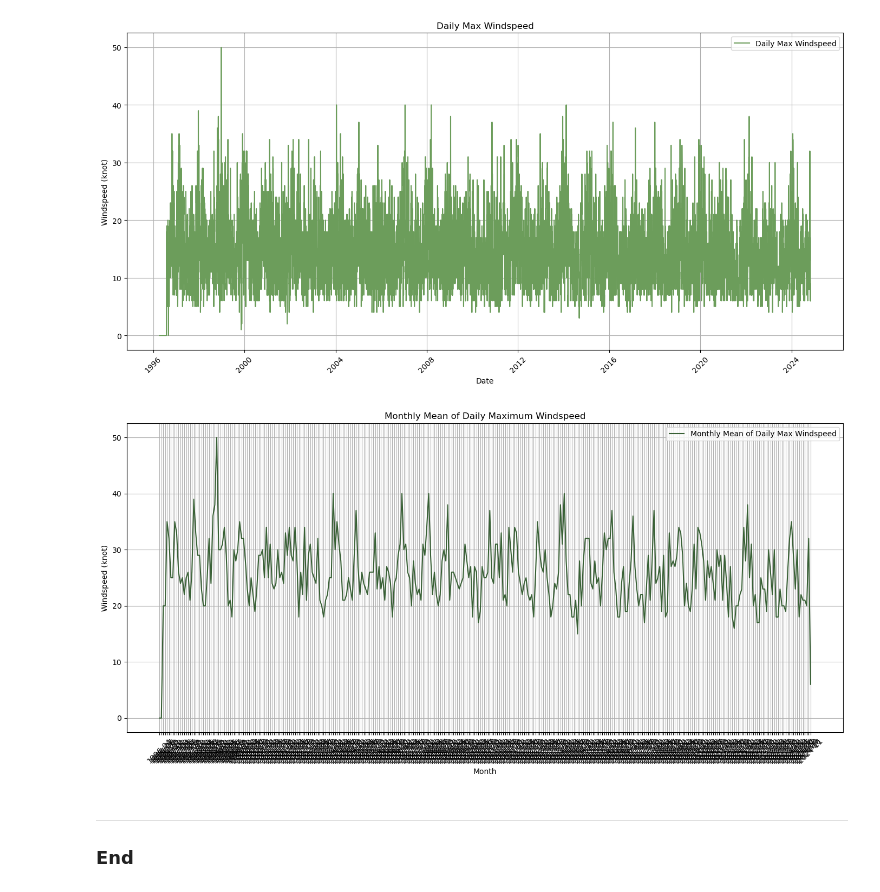
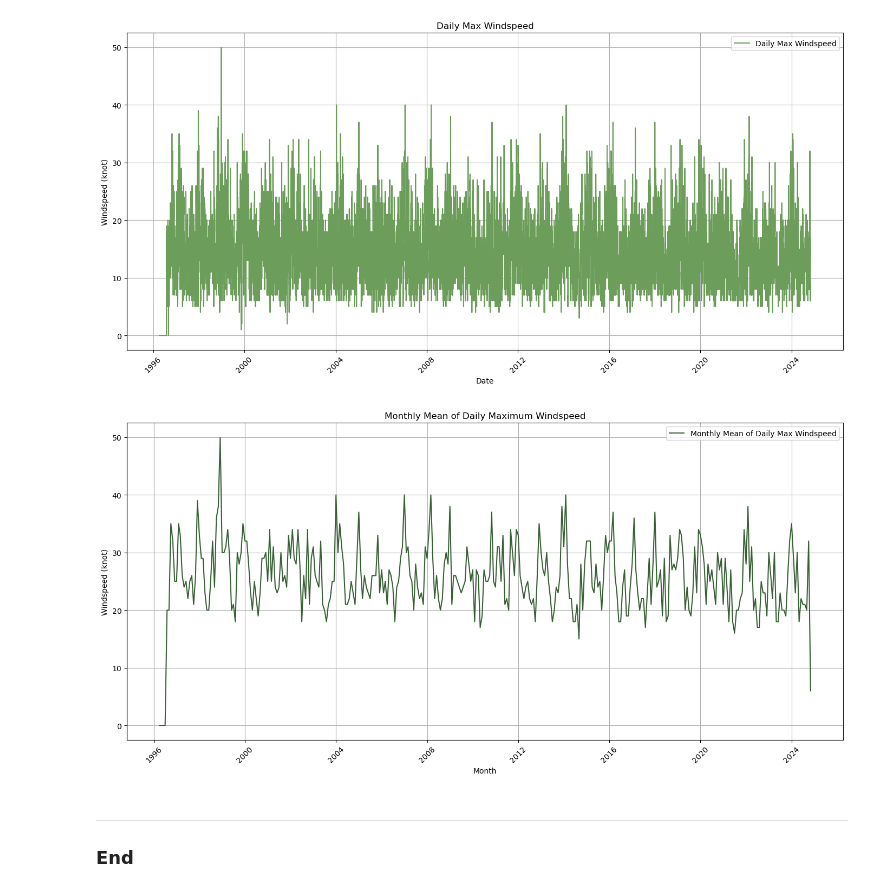
Before and after one commit to RodrigoDMU/programming-for-data-analytics, a Jupyter notebook: assignments/assignment_6_weather.ipynb, the cells around one changed output. Drawn from its saved outputs; the diff is of its cells as text; code cells hidden in the pictures.

```diff
--- a/assignments/assignment_6_weather.ipynb
+++ b/assignments/assignment_6_weather.ipynb
@@ -288,19 +288,19 @@ plt.show()
 # %%
 # Plot the monthly mean of daily max windspeed.
 df['Month'] = df['date'].dt.to_period('M')
 monthly_max_wind = df.groupby('Month')['wdsp'].max()
 plt.figure(figsize=(14, 7))
-plt.plot(monthly_max_wind.index.astype(str), monthly_max_wind.values, label='Monthly Mean of Daily Max Windspeed', color='#386035')
+plt.plot(monthly_max_wind.index.to_timestamp(), monthly_max_wind.values, label='Monthly Mean of Daily Max Windspeed', color='#386035')
 plt.title('Monthly Mean of Daily Maximum Windspeed')
 plt.xlabel('Month')
 plt.ylabel('Windspeed (knot)')
 plt.xticks(rotation=45)
 plt.grid(True)
 plt.legend()
 plt.tight_layout()
 plt.show()
 # %% [output]
-[figure, old version]
+[figure, new version]
 # %% [markdown]
 ***
 ### End
```
Also changed, not shown: parts of 2 cells of this notebook, 1 other file.
